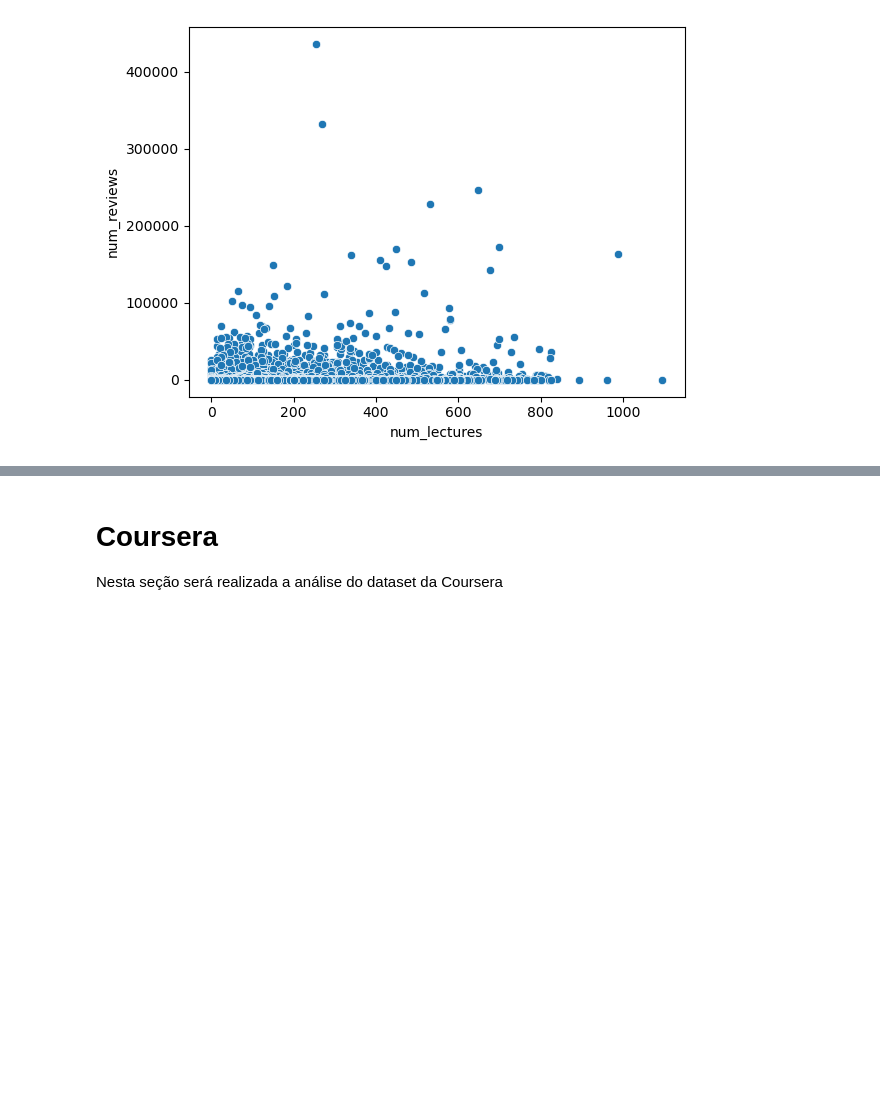
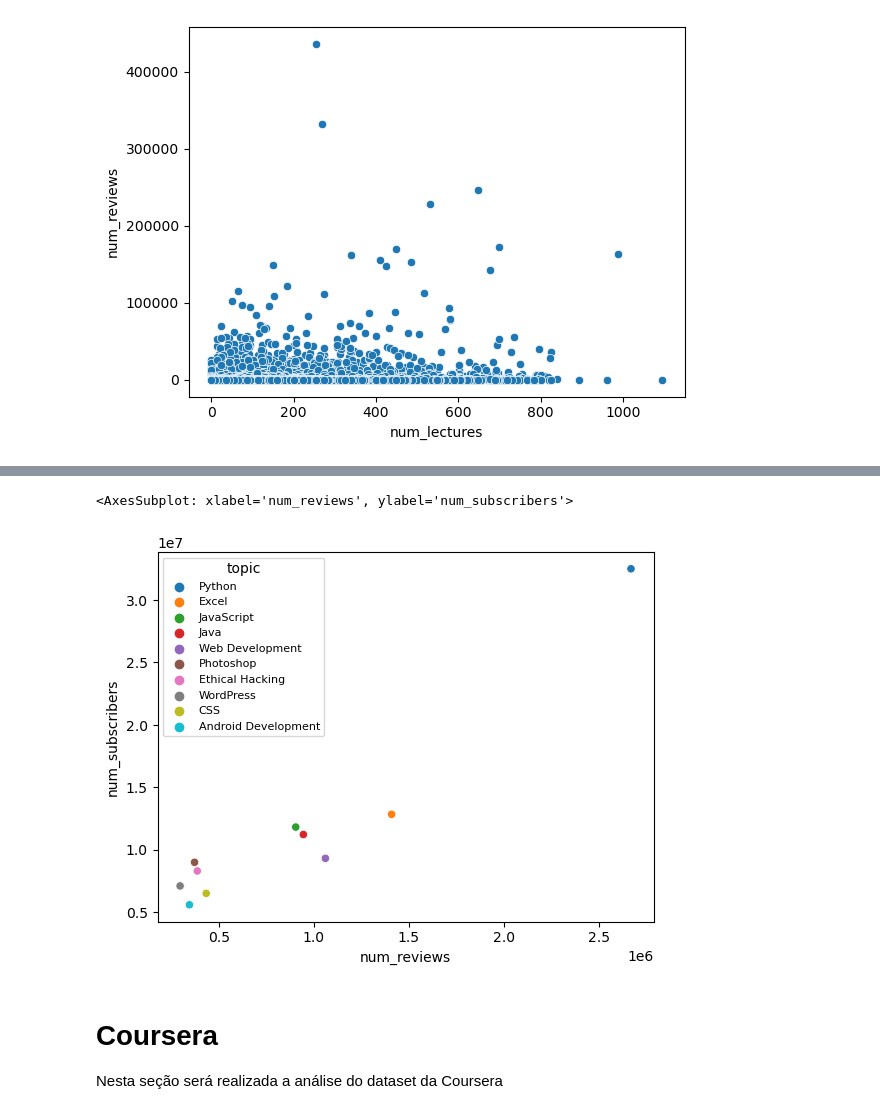
Before and after one commit to ismailymendes/mooc_udemy_coursera, a Jupyter notebook: mooc_udemy_coursera.ipynb, the cells around one changed output, grey strips where cells are left out. Saved outputs shown, nothing was run; the diff lists cells and outputs as text; code cells hidden in the pictures; blank space fills up the shorter version.

```diff
--- a/mooc_udemy_coursera.ipynb
+++ b/mooc_udemy_coursera.ipynb
@@ -451,3 +451,9 @@ sns.scatterplot(x = 'num_lectures', y = 'num_reviews', data = reviews)
 # %% [output]
 <AxesSubplot: xlabel='num_lectures', ylabel='num_reviews'>
 [figure]
+# %%
+curso = udemy_cursos.groupby(['topic','num_subscribers'])['num_reviews'].sum().sort_values(ascending=False)
+
+curso2 = udemy_cursos.groupby(['topic']).agg({'num_reviews':'sum','num_subscribers':'sum'}).reset_index().sort_values(by=['num_subscribers'],ascending=False).head(10)
+curso2
+#df.groupby(['Courses','Fee']).count()
@@ -454,3 +472,12 @@ sns.scatterplot(x = 'num_lectures', y = 'num_reviews', data = reviews)
+# %%
+sns.scatterplot(x = 'num_reviews', y = 'num_subscribers', data = curso2, hue='topic')
+# Muitos que compram um curso de Python tende a terminá-lo/avaliá-lo
+# Os cursos de Web Development e Photoshop possuem quantidades semelhantes de cursos comprados,
+# O curso de Photoshop possui bem menos avaliações se comparado ao de Web Development
+# Muitos alunos de Photoshop tendem a comprar mas não terminar/avaliar o curso.
+# %% [output]
+<AxesSubplot: xlabel='num_reviews', ylabel='num_subscribers'>
+[figure, added]
 # %% [markdown]
 # Coursera
 
```
Also changed, not shown: parts of 10 cells of this notebook.
